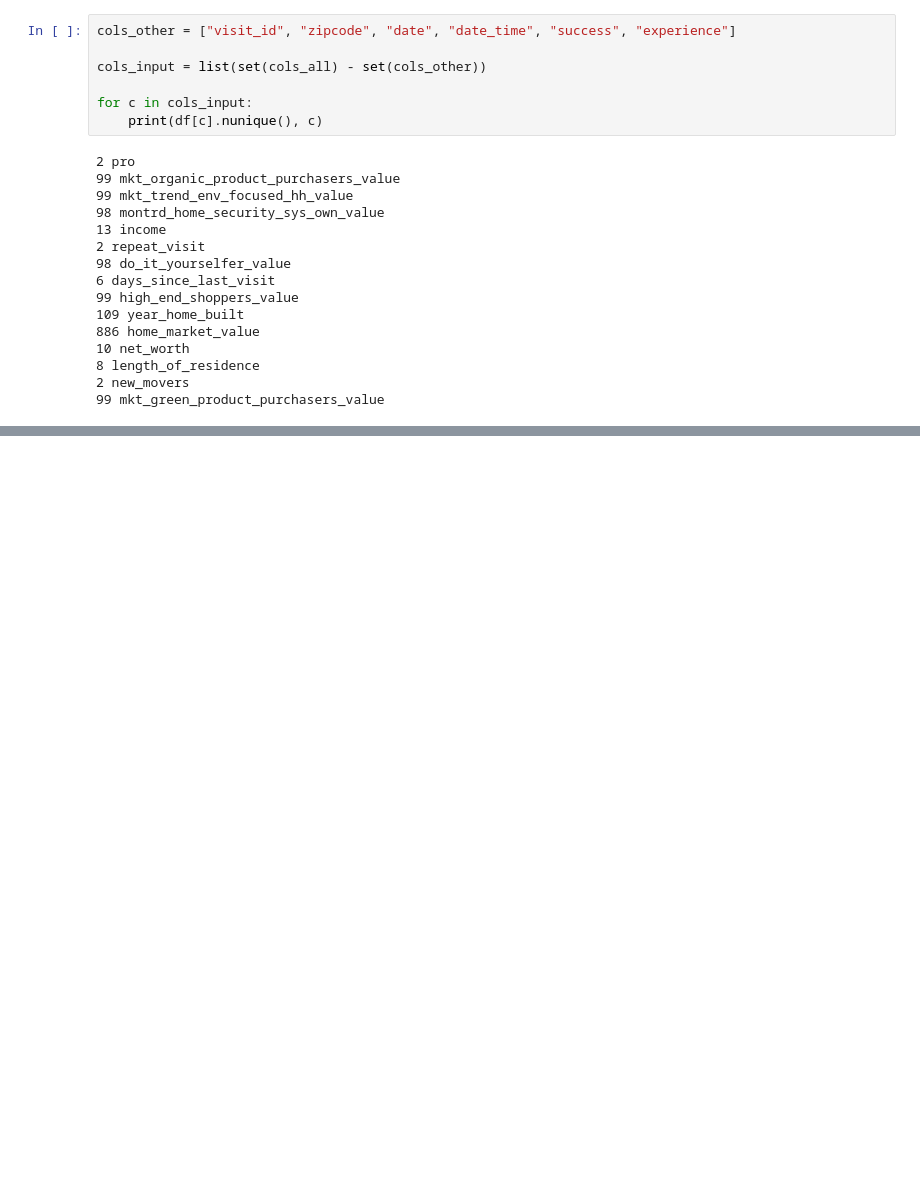
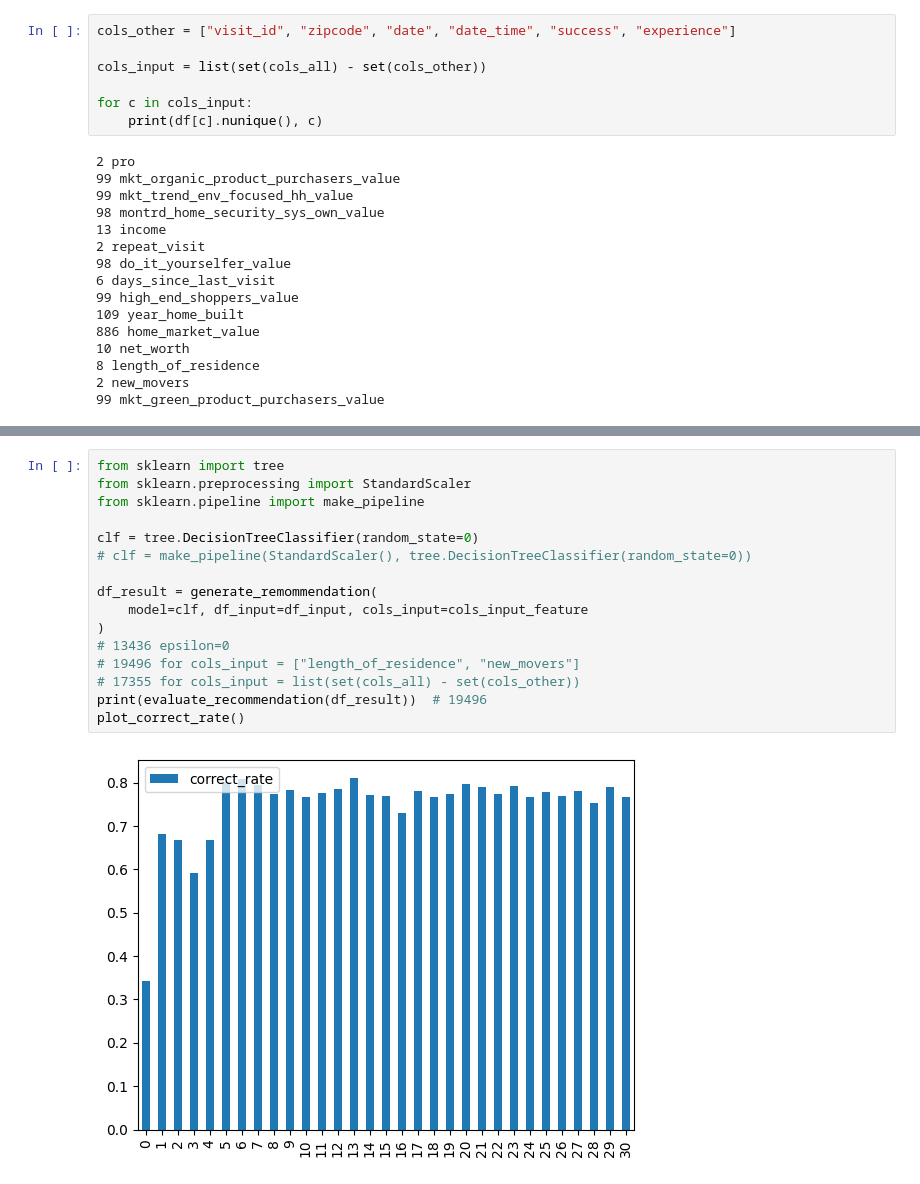
Before and after one commit to ykaitao/reinforcement-learning-for-recommendation, a Jupyter notebook: notebooks/multi-armed-bandit.ipynb, the cells around one changed output, grey strips where cells are left out. Saved outputs shown, nothing was run; the diff lists cells and outputs as text; blank space fills up the shorter version.

```diff
--- a/notebooks/multi-armed-bandit.ipynb
+++ b/notebooks/multi-armed-bandit.ipynb
@@ -346,0 +400,18 @@ df_input
+# %%
+from sklearn import tree
+from sklearn.preprocessing import StandardScaler
+from sklearn.pipeline import make_pipeline
+
+clf = tree.DecisionTreeClassifier(random_state=0)
+# clf = make_pipeline(StandardScaler(), tree.DecisionTreeClassifier(random_state=0))
+
+df_result = generate_remommendation(
+    model=clf, df_input=df_input, cols_input=cols_input_feature
+)
+# 13436 epsilon=0
+# 19496 for cols_input = ["length_of_residence", "new_movers"]
+# 17355 for cols_input = list(set(cols_all) - set(cols_other))
+print(evaluate_recommendation(df_result))  # 19496
+plot_correct_rate()
+# %% [output]
+[figure, added]
```
Also changed, not shown: parts of 6 cells of this notebook, 2 other files.
